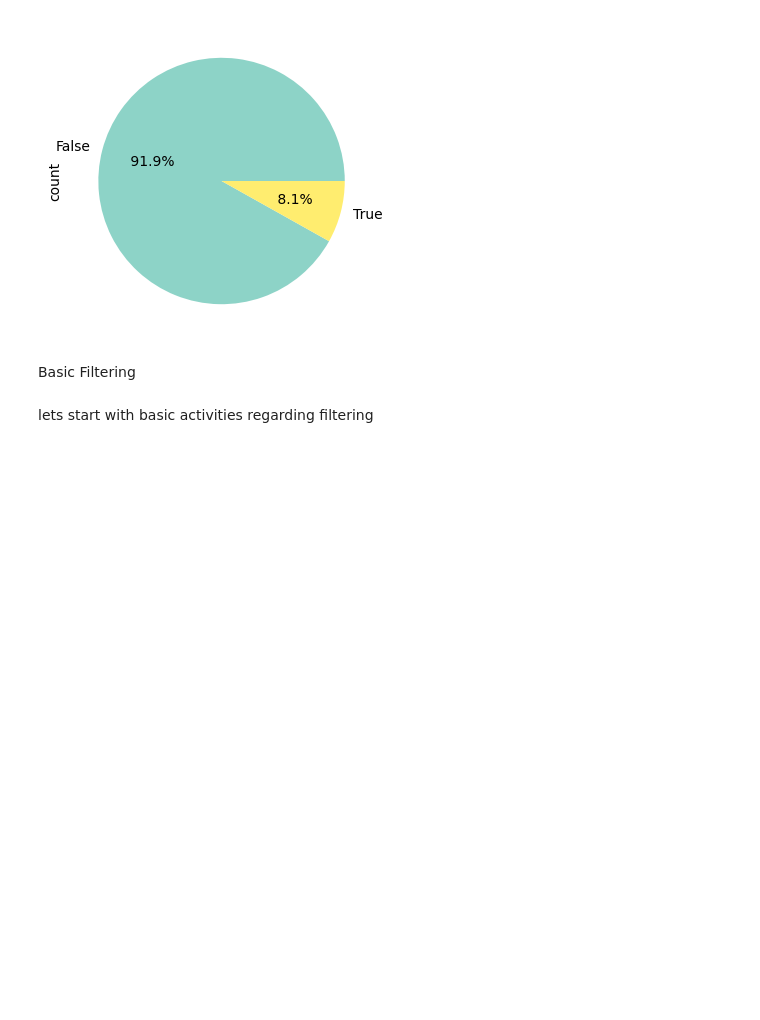
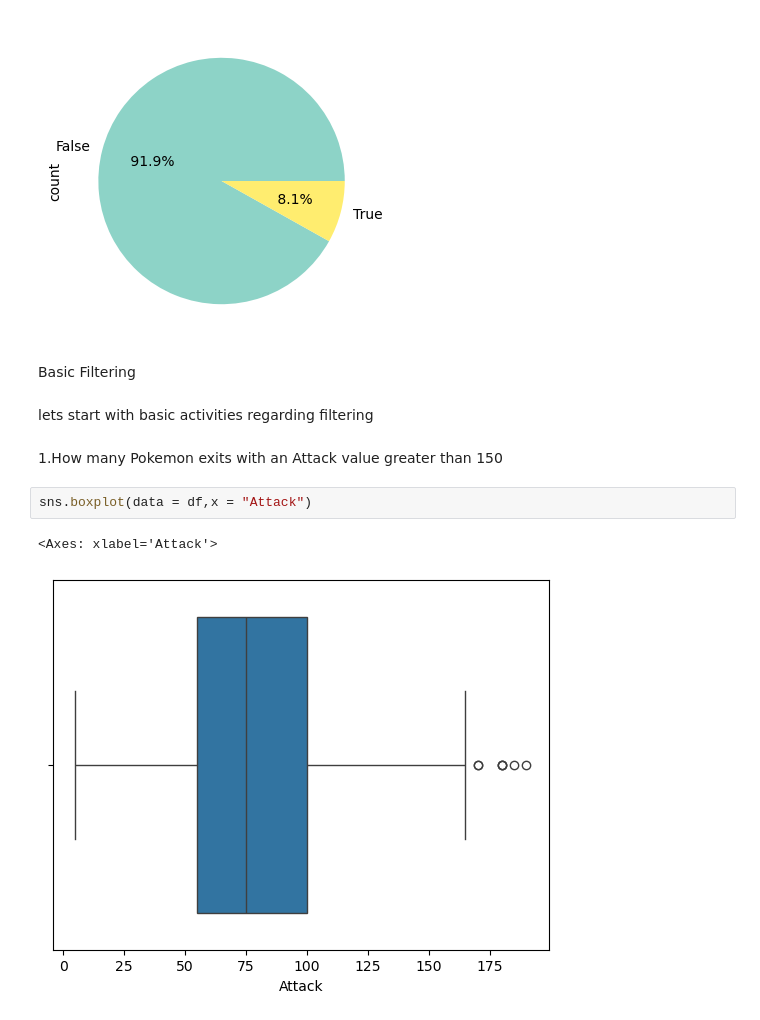
Before and after one commit to CyberWol-12/Python-Pandas-Data-Analysis-Journey, a Jupyter notebook: 01_working_with_english_word/english_word.ipynb, the cells around one changed output. Cells and saved outputs as stored; diff of their text form; blank space fills up the shorter version.

```diff
--- a/01_working_with_english_word/english_word.ipynb
+++ b/01_working_with_english_word/english_word.ipynb
@@ -112,3 +113,10 @@ df['Legendary'].value_counts().plot(kind = 'pie',autopct =' %1.1f%%',colormap='S
 Basic Filtering
 # %% [markdown]
 lets start with basic activities regarding filtering
+# %% [markdown]
+1.How many Pokemon exits with an Attack value greater than 150
+# %%
+sns.boxplot(data = df,x = "Attack")
+# %% [output]
+<Axes: xlabel='Attack'>
+[figure, added]
```
Also changed, not shown: parts of 10 cells of this notebook.
